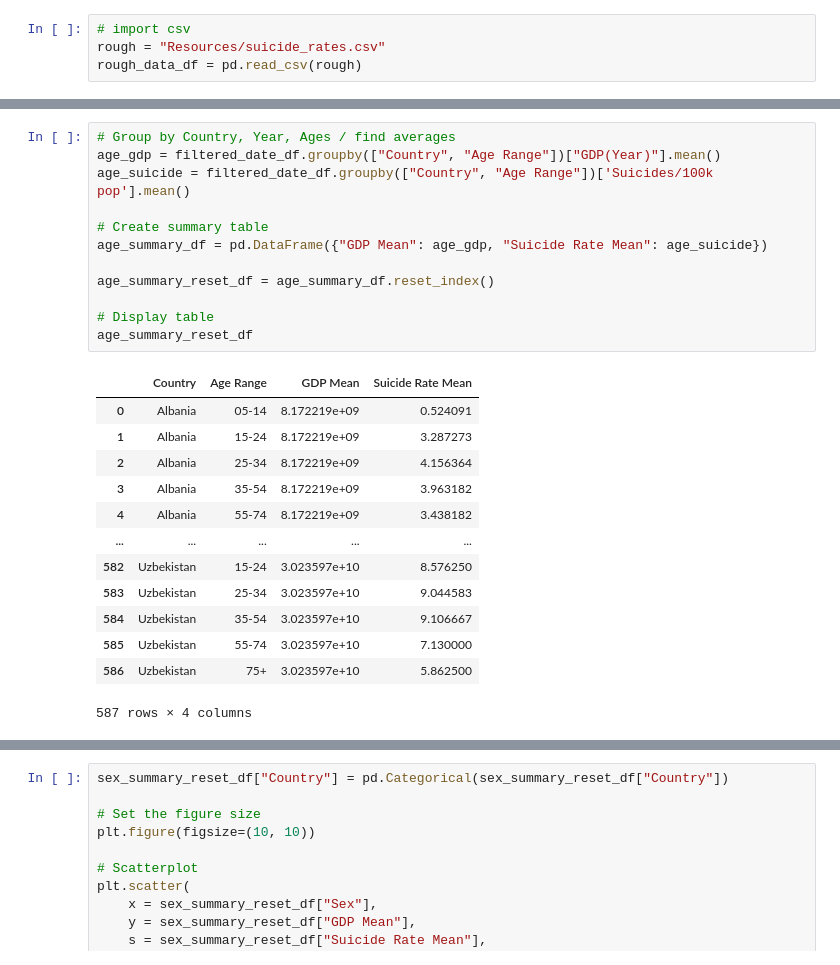
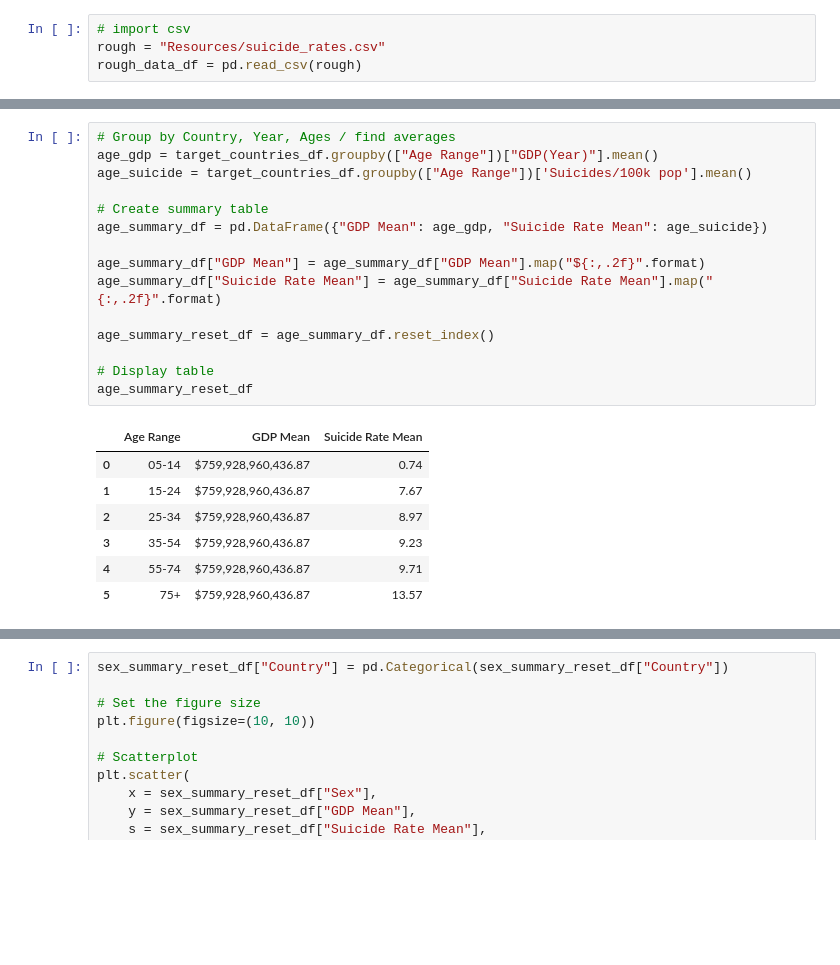
Before and after one commit to elysesulkey/Suicide-in-the-Americas-Data-Analysis, a Jupyter notebook: april12ESmatplot.ipynb, the cells around one changed output, grey strips where cells are left out. Cells and saved outputs as stored; diff of their text form; blank space fills up the shorter version.

```diff
--- a/april12ESmatplot.ipynb
+++ b/april12ESmatplot.ipynb
@@ -147,26 +123,23 @@ plt.show()
 # %%
 # Group by Country, Year, Ages / find averages
-age_gdp = filtered_date_df.groupby(["Country", "Age Range"])["GDP(Year)"].mean()
-age_suicide = filtered_date_df.groupby(["Country", "Age Range"])['Suicides/100k pop'].mean()
+age_gdp = target_countries_df.groupby(["Age Range"])["GDP(Year)"].mean()
+age_suicide = target_countries_df.groupby(["Age Range"])['Suicides/100k pop'].mean()
 
 # Create summary table
 age_summary_df = pd.DataFrame({"GDP Mean": age_gdp, "Suicide Rate Mean": age_suicide})
+
+age_summary_df["GDP Mean"] = age_summary_df["GDP Mean"].map("${:,.2f}".format)
+age_summary_df["Suicide Rate Mean"] = age_summary_df["Suicide Rate Mean"].map("{:,.2f}".format)
 
 age_summary_reset_df = age_summary_df.reset_index()
 
 # Display table
 age_summary_reset_df
 # %% [output]
-|  | Country | Age Range | GDP Mean | Suicide Rate Mean |
-| 0 | Albania | 05-14 | 8.172219e+09 | 0.524091 |
-| 1 | Albania | 15-24 | 8.172219e+09 | 3.287273 |
-| 2 | Albania | 25-34 | 8.172219e+09 | 4.156364 |
-| 3 | Albania | 35-54 | 8.172219e+09 | 3.963182 |
-| 4 | Albania | 55-74 | 8.172219e+09 | 3.438182 |
-| ... | ... | ... | ... | ... |
-| 582 | Uzbekistan | 15-24 | 3.023597e+10 | 8.576250 |
-| 583 | Uzbekistan | 25-34 | 3.023597e+10 | 9.044583 |
-| 584 | Uzbekistan | 35-54 | 3.023597e+10 | 9.106667 |
-| 585 | Uzbekistan | 55-74 | 3.023597e+10 | 7.130000 |
-| 586 | Uzbekistan | 75+ | 3.023597e+10 | 5.862500 |
+|  | Age Range | GDP Mean | Suicide Rate Mean |
+| 0 | 05-14 | $759,928,960,436.87 | 0.74 |
+| 1 | 15-24 | $759,928,960,436.87 | 7.67 |
+| 2 | 25-34 | $759,928,960,436.87 | 8.97 |
+| 3 | 35-54 | $759,928,960,436.87 | 9.23 |
+| 4 | 55-74 | $759,928,960,436.87 | 9.71 |
+| 5 | 75+ | $759,928,960,436.87 | 13.57 |
-587 rows × 4 columns
```
Also changed, not shown: parts of 9 cells of this notebook.
